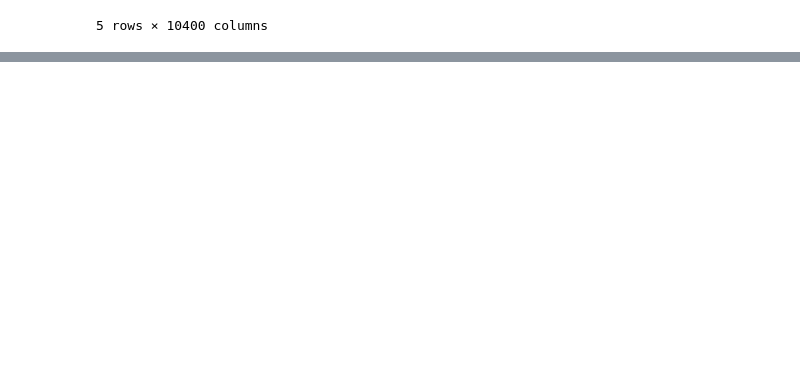
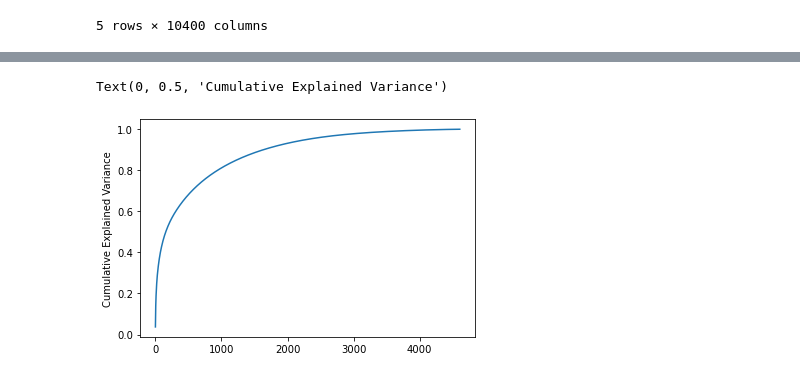
Before and after one commit to ai-for-public-services/img-rtc-demonstrator, a Jupyter notebook: code/feature-clustering.ipynb, the cells around one changed output, grey strips where cells are left out. Cells and saved outputs as stored; diff of their text form; code cells hidden in the pictures; blank space fills up the shorter version.

```diff
--- a/code/feature-clustering.ipynb
+++ b/code/feature-clustering.ipynb
@@ -107,0 +196,6 @@ memory usage: 51.0 MB
+# %%
+plt.plot(np.cumsum(variance_list))
+plt.ylabel('Cumulative Explained Variance')
+# %% [output]
+Text(0, 0.5, 'Cumulative Explained Variance')
+[figure, added]
```
Also changed, not shown: parts of 65 cells of this notebook, 6 other files.
